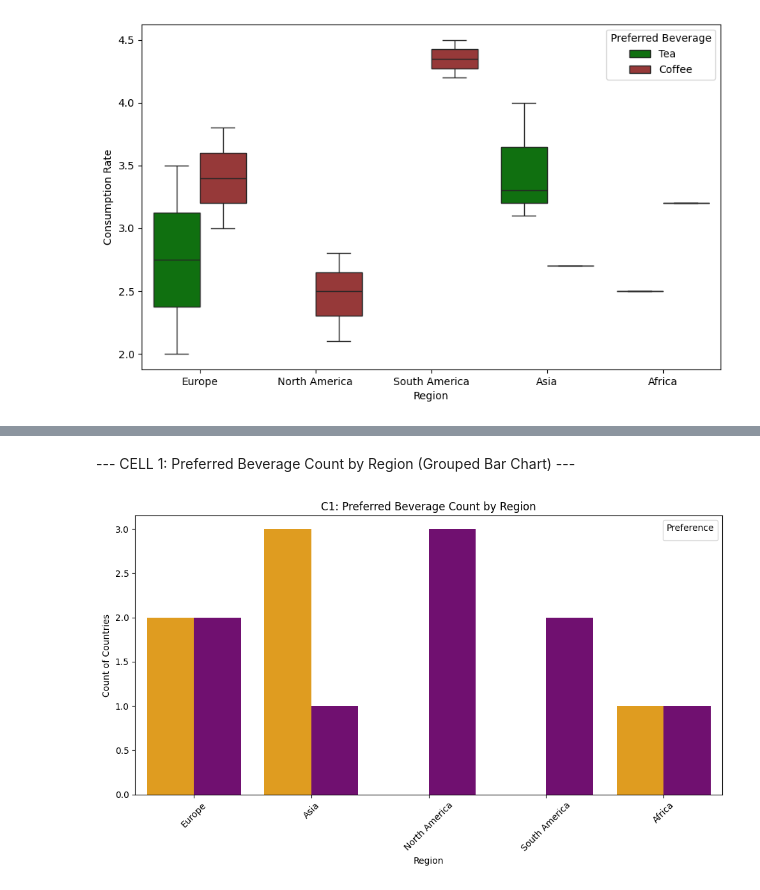
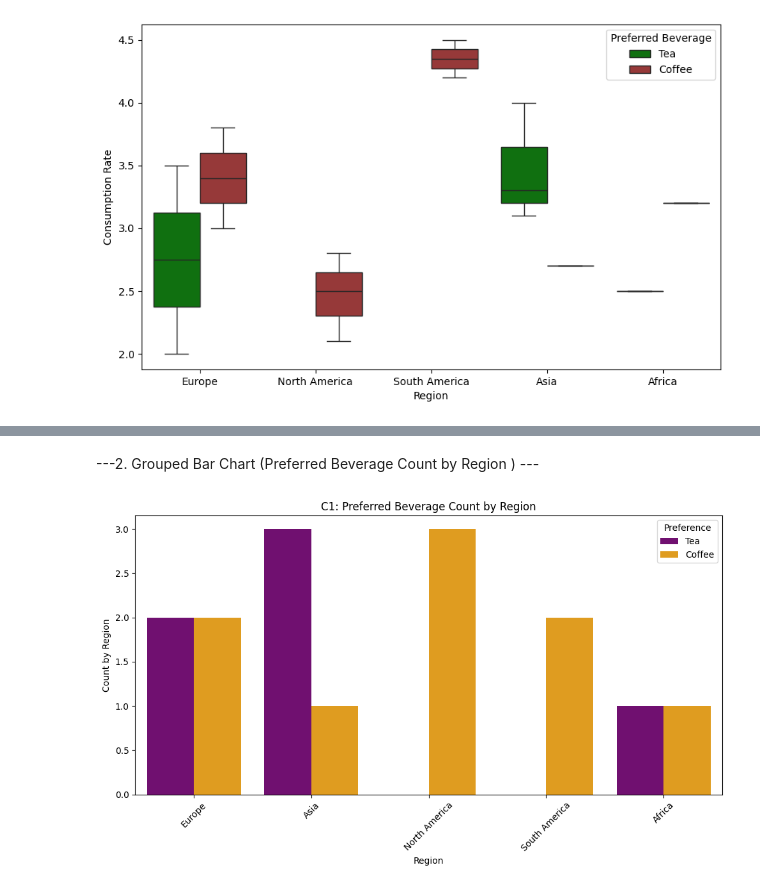
Before and after one commit to RucuAvinash/datafun-06-eda, a Jupyter notebook: rucu_eda.ipynb, the cells around one changed output, grey strips where cells are left out. Drawn from its saved outputs; the diff is of its cells as text; code cells hidden in the pictures.

```diff
--- a/rucu_eda.ipynb
+++ b/rucu_eda.ipynb
@@ -58,18 +64,17 @@ palette={'Coffee': 'brown', 'Tea': 'green'})
 # %% [markdown]
---- CELL 1: Preferred Beverage Count by Region (Grouped Bar Chart) ---
+---2. Grouped Bar Chart (Preferred Beverage Count by Region ) ---
 # %%
 custom_colors = ['orange','purple']
 plt.figure(figsize=(10,6))
 sns.countplot(x='Region', hue='Preferred Beverage', data=df,
 order=df['Region'].value_counts().index,
-legend=False,
-palette=(custom_colors))
+palette={'Coffee': 'orange', 'Tea': 'purple'})
 plt.title('C1: Preferred Beverage Count by Region')
 plt.xlabel('Region')
-plt.ylabel('Count of Countries')
+plt.ylabel('Count by Region')
 plt.legend(title='Preference')
 plt.xticks(rotation=45)
 plt.tight_layout()
 plt.show()
 # %% [output]
-[figure, old version]
+[figure, new version]
```
Also changed, not shown: parts of 14 cells of this notebook.
